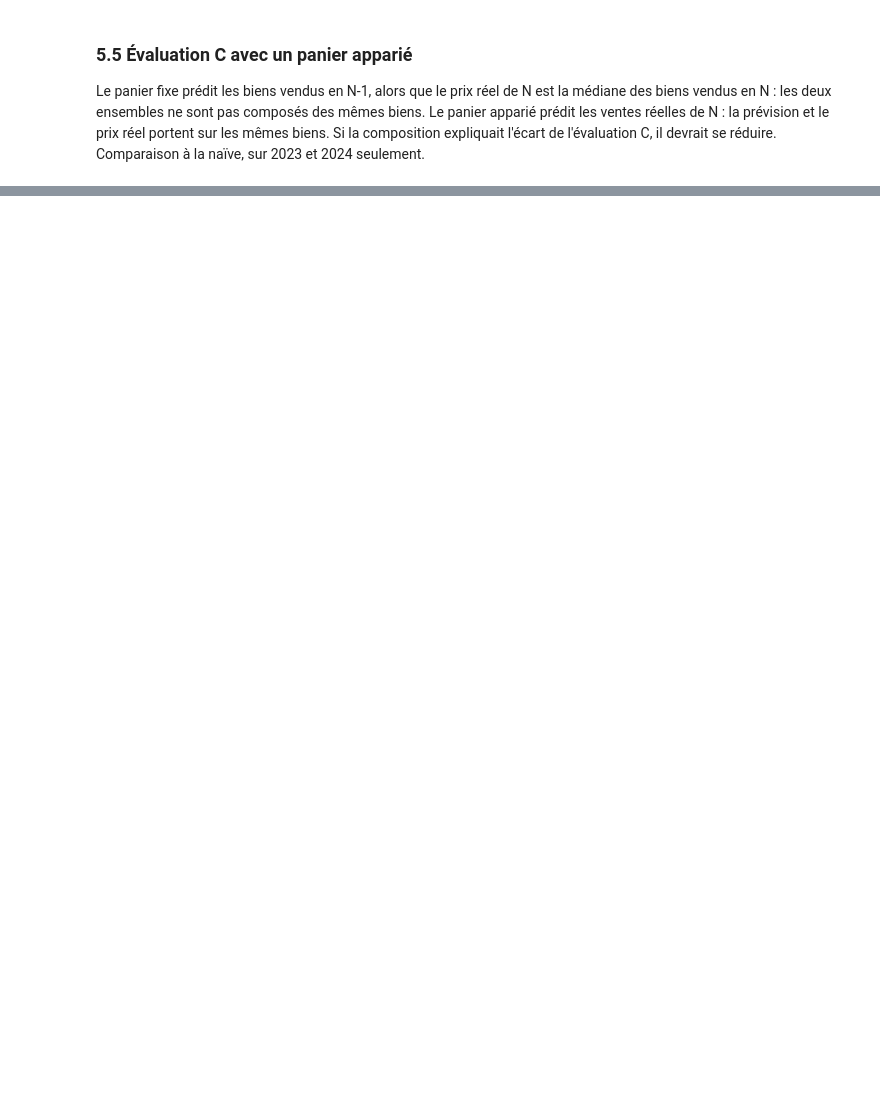
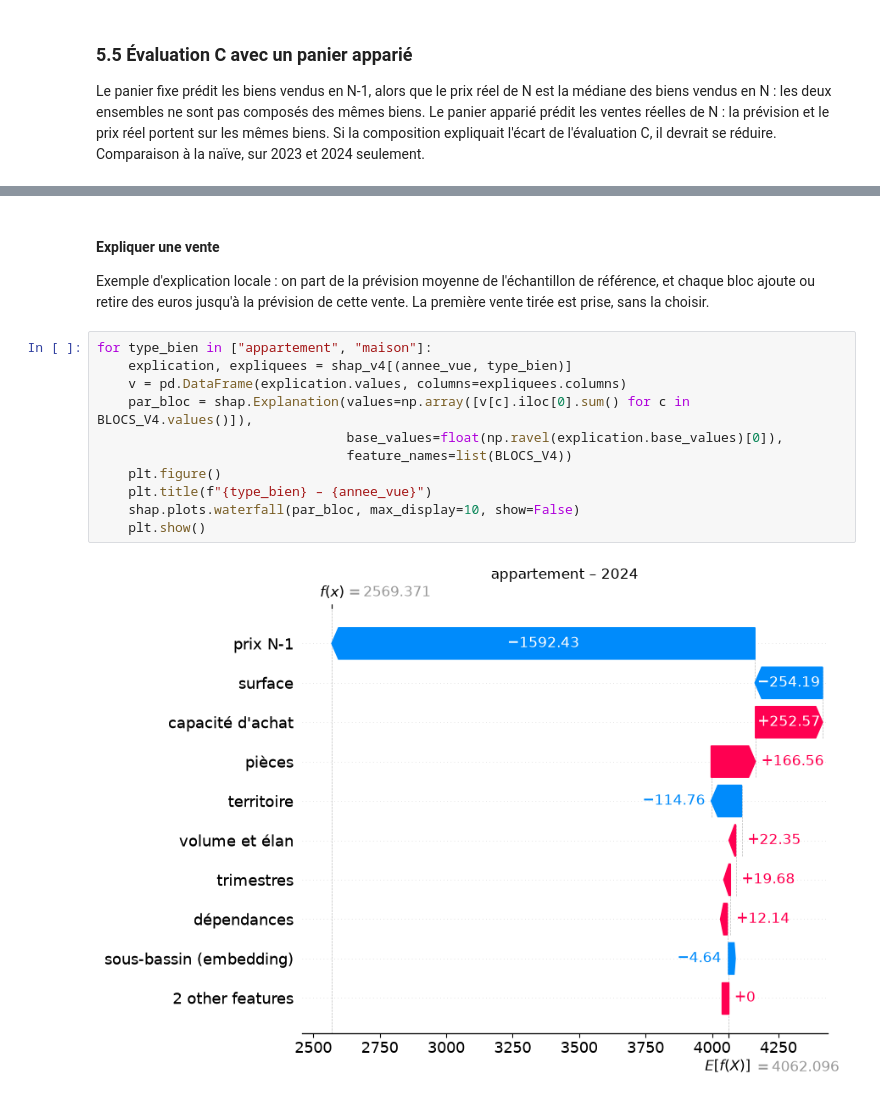
Before and after one commit to cecile-learns/projet_compagnon, a Jupyter notebook: 03_modelisation/3_tour2/H7_modele_par_vente.ipynb, the cells around one changed output, grey strips where cells are left out. Saved outputs shown, nothing was run; the diff lists cells and outputs as text; blank space fills up the shorter version.

```diff
--- a/03_modelisation/3_tour2/H7_modele_par_vente.ipynb
+++ b/03_modelisation/3_tour2/H7_modele_par_vente.ipynb
@@ -1006,0 +1816,16 @@ importances.pivot_table(index="bloc", columns=["type de bien", "année jugée"],
+# %% [markdown]
+#### Expliquer une vente
+Exemple d'explication locale : on part de la prévision moyenne de l'échantillon de référence, et chaque bloc ajoute ou retire des euros jusqu'à la prévision de cette vente. La première vente tirée est prise, sans la choisir.
+# %%
+for type_bien in ["appartement", "maison"]:
+    explication, expliquees = shap_v4[(annee_vue, type_bien)]
+    v = pd.DataFrame(explication.values, columns=expliquees.columns)
+    par_bloc = shap.Explanation(values=np.array([v[c].iloc[0].sum() for c in BLOCS_V4.values()]),
+                                base_values=float(np.ravel(explication.base_values)[0]),
+                                feature_names=list(BLOCS_V4))
+    plt.figure()
+    plt.title(f"{type_bien} – {annee_vue}")
+    shap.plots.waterfall(par_bloc, max_display=10, show=False)
+    plt.show()
+# %% [output]
+[figure, added]
```
Also changed, not shown: parts of 63 cells of this notebook.
